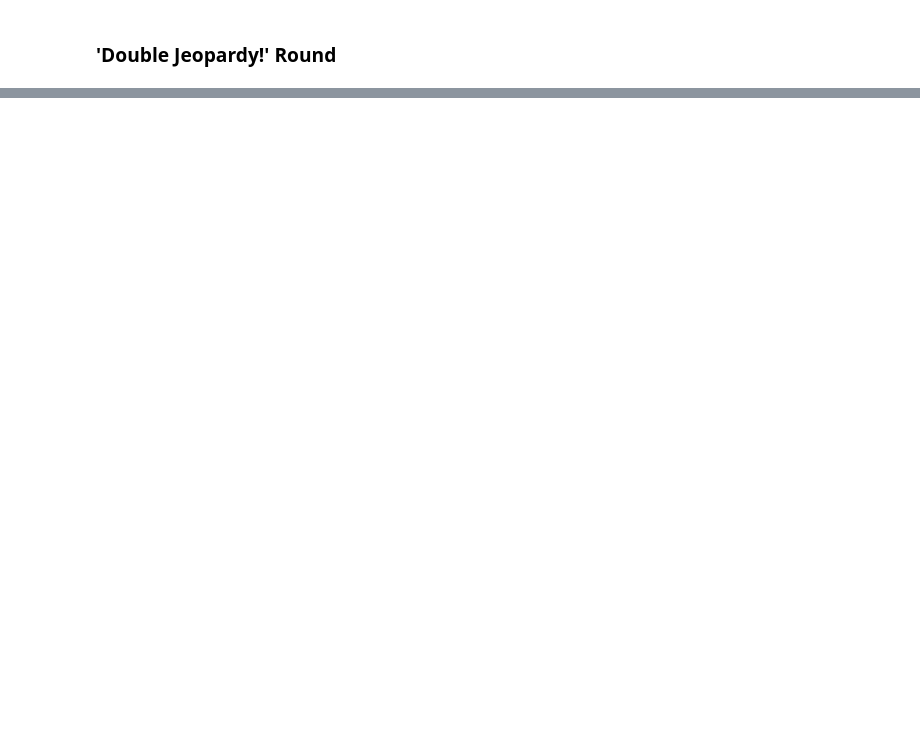
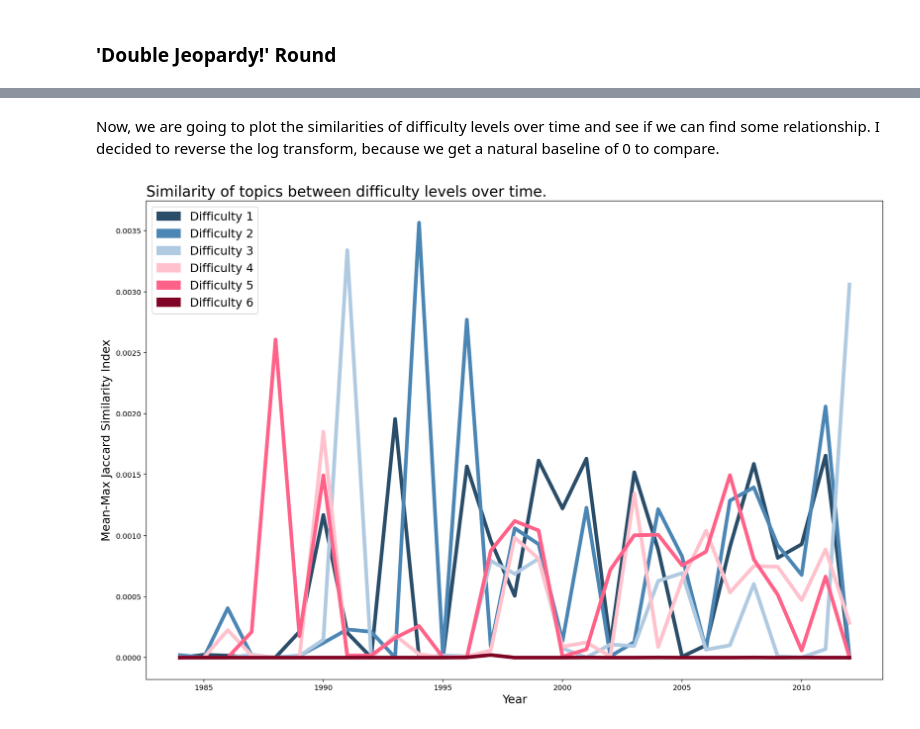
Before and after one commit to krisrjohnson/Jeopardy_topic_modeling, a Jupyter notebook: jeopardy_analysis_zach.ipynb, the cells around one changed output, grey strips where cells are left out. Saved outputs shown, nothing was run; the diff lists cells and outputs as text; code cells hidden in the pictures; blank space fills up the shorter version.

```diff
--- a/jeopardy_analysis_zach.ipynb
+++ b/jeopardy_analysis_zach.ipynb
@@ -85,5 +62,4 @@ for topic in jeopardy[2]['relevant_words']:
 # %% [markdown]
 ### 'Double Jeopardy!' Round
 # %%
-dbl_jeopardy = df.drop('topic', axis=1).loc[df['round'] == 'Double Jeopardy!', :]
-tfidf_dbl_jeopardy = vectorizer.fit_transform(dbl_jeopardy['question'])
+dbl_df = get_difficulty(df.loc[df['round'] == 'Double Jeopardy!'])
@@ -154,0 +151,26 @@ diff_topics.loc[1, :]
+# %% [markdown]
+Now, we are going to plot the similarities of difficulty levels over time and see if we can find some relationship. I decided to reverse the log transform, because we get a natural baseline of 0 to compare.
+# %%
+fig, ax = plt.subplots(figsize=(18,12))
+
+colors = {
+    1: '#2a4d69',
+    2: '#4b86b4',
+    3: '#AFCAE1',
+    4: '#ffc2cd',
+    5: '#ff6289',
+    6: '#7f0425'
+}
+
+handles = []
+for difficulty in range(1,7):
+    ax.plot(years, np.exp(np.array(difficulty_similarities[difficulty])), '-', c=colors[difficulty], lw=5)
+    handles.append(mpatches.Patch(color=colors[difficulty], label=f'Difficulty {difficulty}'))
+
+ax.legend(handles=handles, fontsize=16)
+ax.set_title("Similarity of topics between difficulty levels over time.", fontsize=20, loc='left')
+ax.set_xlabel('Year', fontsize=16)
+ax.set_ylabel('Mean-Max Jaccard Similarity Index', fontsize=16)
+plt.show()
+# %% [output]
+[figure, added]
```
Also changed, not shown: parts of 30 cells of this notebook.
